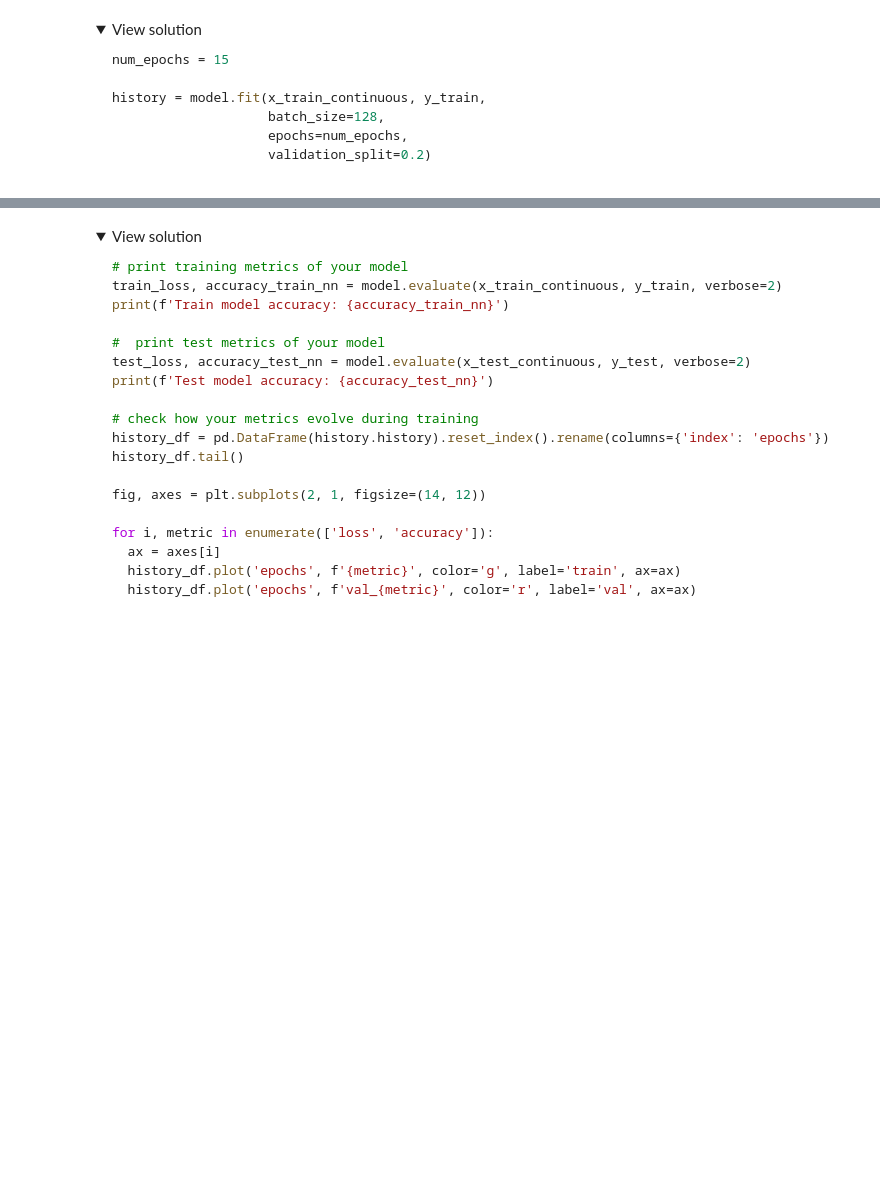
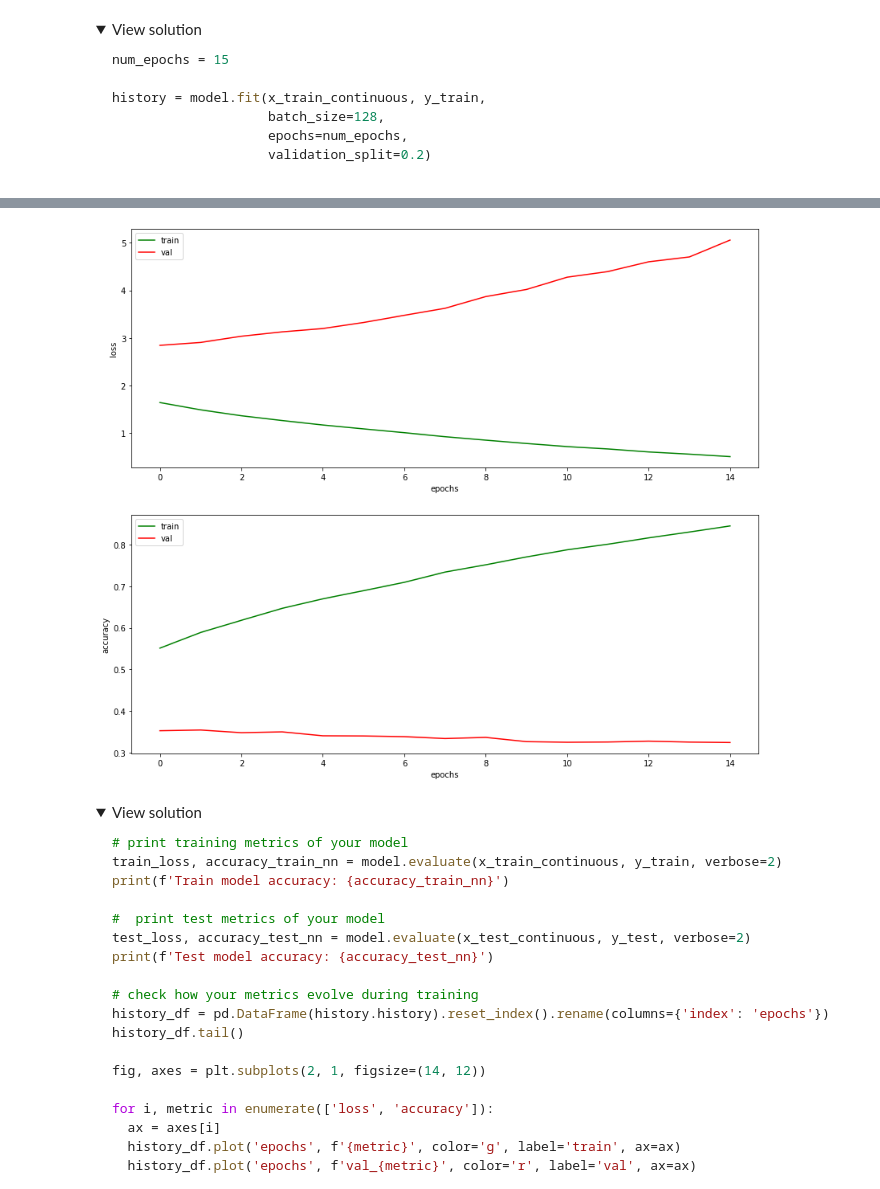
Before and after one commit to L4ncelot1024/Learn_Deep_Learning_Le_Wagon, a Jupyter notebook: Day4/01_First_Convolutions_CHALLENGE.ipynb, the cells around one changed output, grey strips where cells are left out. Drawn from its saved outputs; the diff is of its cells as text; code cells hidden in the pictures; folded sections open; blank space fills up the shorter version.

````diff
--- a/Day4/01_First_Convolutions_CHALLENGE.ipynb
+++ b/Day4/01_First_Convolutions_CHALLENGE.ipynb
@@ -283,6 +359,8 @@ print(num_outputs)
 #### Formatting the data
 # %%
 # TODO: Make the input continuous
+x_train_continuous = x_train / 255
+x_test_continuous = x_test / 255
 # %% [markdown]
 
 <details>
@@ -302,0 +378,20 @@ x_test_continuous = x_test / 255
+# %%
+#Question / Revoir : arguments de conv2D
+# TODO: Define a simple model with 2 hidden CNN layers and one hidden Dense layer
+# before the output layer.
+from tensorflow.keras.models import Sequential
+from tensorflow.keras.layers import Conv2D, Dense, MaxPool2D, Flatten
+
+
+model = Sequential()
+model.add(Conv2D(16, 3, 1, padding='same', activation='relu', input_shape=(32,32,3)))
+model.add(MaxPool2D(2))
+model.add(Conv2D(32, 3, 1, padding='same', activation='relu'))
+model.add(MaxPool2D(2))
+model.add(Flatten())
+model.add(Dense(256, activation='relu') )
+model.add(Dense(len(np.unique(x_train)),activation="softmax"))
+model.summary()
+
+model.compile(optimizer='adam',loss='sparse_categorical_crossentropy',
+              metrics=['accuracy'])
@@ -341,3 +454,5 @@ model.compile(optimizer='adam',
 ```
 # %%
 # TODO: train the model for 15 epochs
+EPOCHS = 15
+history = model.fit(x=x_train_continuous, y=y_train, batch_size = 64, epochs = EPOCHS, validation_split=0.2)
@@ -358,0 +490,22 @@ history = model.fit(x_train_continuous, y_train,
+# %%
+# TODO: Evaluate your model and plot the metrics
+train_loss, accuracy_train_nn = model.evaluate(x_train_continuous, y_train, verbose=2)
+print(f'Train model accuracy: {accuracy_train_nn}')
+
+#  print test metrics of your model
+test_loss, accuracy_test_nn = model.evaluate(x_test_continuous, y_test, verbose=2)
+print(f'Test model accuracy: {accuracy_test_nn}')
+
+# check how your metrics evolve during training
+history_df = pd.DataFrame(history.history).reset_index().rename(columns={'index': 'epochs'})
+history_df.tail()
+
+fig, axes = plt.subplots(2, 1, figsize=(14, 12))
+
+for i, metric in enumerate(['loss', 'accuracy']):
+  ax = axes[i]
+  history_df.plot('epochs', f'{metric}', color='g', label='train', ax=ax)
+  history_df.plot('epochs', f'val_{metric}', color='r', label='val', ax=ax)
+  ax.set_ylabel(metric)
+plt.show()
+# %% [output]
@@ -359,3 +516,4 @@ history = model.fit(x_train_continuous, y_train,
+[figure, added]
 # %% [markdown]
 <details>
 <summary markdown='span'>View solution
````
Also changed, not shown: parts of 16 cells of this notebook.
